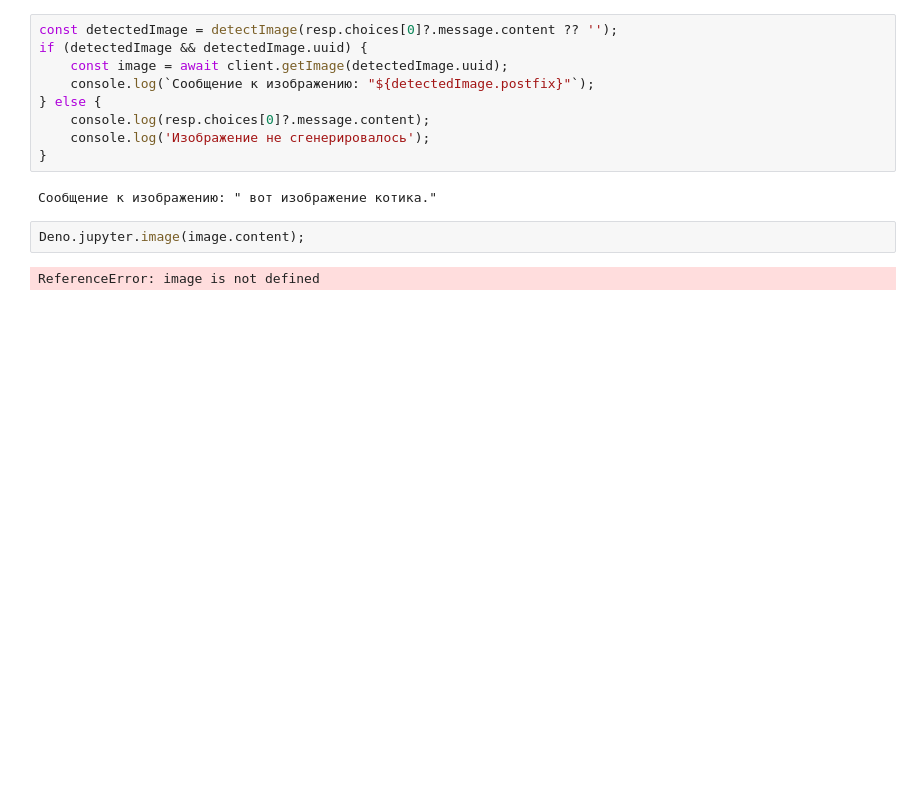
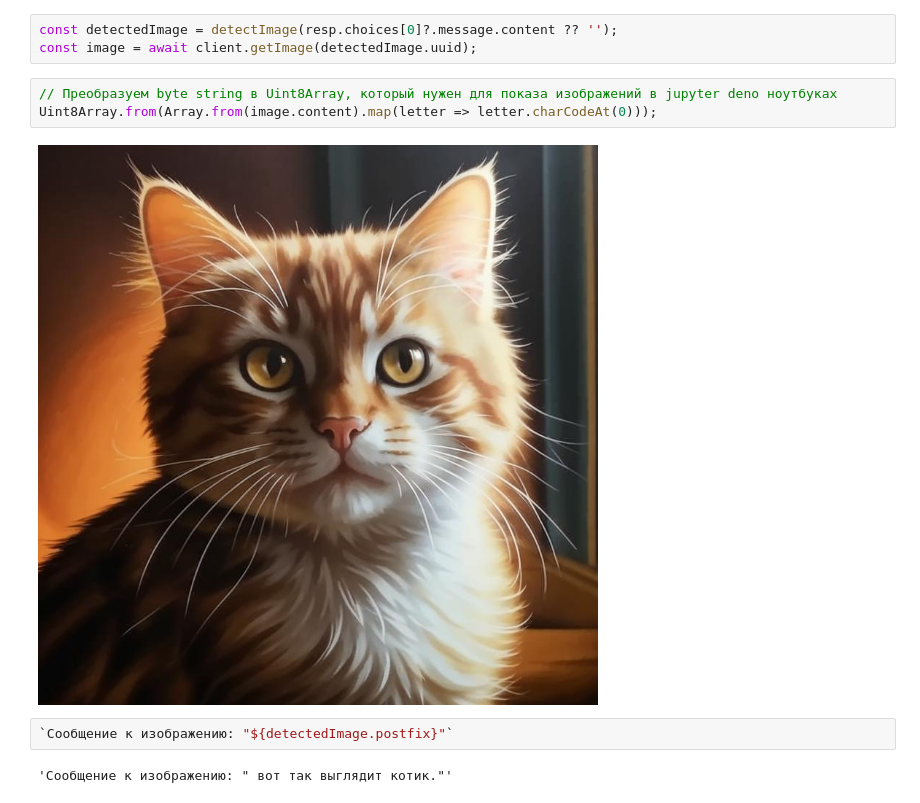
Before and after one commit to ai-forever/gigachat-js, a Jupyter notebook: examples/generate_image.ipynb, the cells around one changed output. Saved outputs shown, nothing was run; the diff lists cells and outputs as text; blank space fills up the shorter version.

```diff
--- a/examples/generate_image.ipynb
+++ b/examples/generate_image.ipynb
@@ -31,15 +30,12 @@ UPDATE TOKEN
 # %%
 const detectedImage = detectImage(resp.choices[0]?.message.content ?? '');
-if (detectedImage && detectedImage.uuid) {
-    const image = await client.getImage(detectedImage.uuid);
-    console.log(`Сообщение к изображению: "${detectedImage.postfix}"`);
-} else {
-    console.log(resp.choices[0]?.message.content);
-    console.log('Изображение не сгенерировалось');
-}
+const image = await client.getImage(detectedImage.uuid);
-# %% [output]
-Сообщение к изображению: " вот изображение котика."
-# %%
-Deno.jupyter.image(image.content);
-# %% [output]
-ReferenceError: image is not defined
+# %%
+// Преобразуем byte string в Uint8Array, который нужен для показа изображений в jupyter deno ноутбуках
+Uint8Array.from(Array.from(image.content).map(letter => letter.charCodeAt(0)));
+# %% [output]
+[figure, added]
+# %%
+`Сообщение к изображению: "${detectedImage.postfix}"`
+# %% [output]
+'Сообщение к изображению: " вот так выглядит котик."'
```
Also changed, not shown: parts of 3 cells of this notebook, 1 other file.
